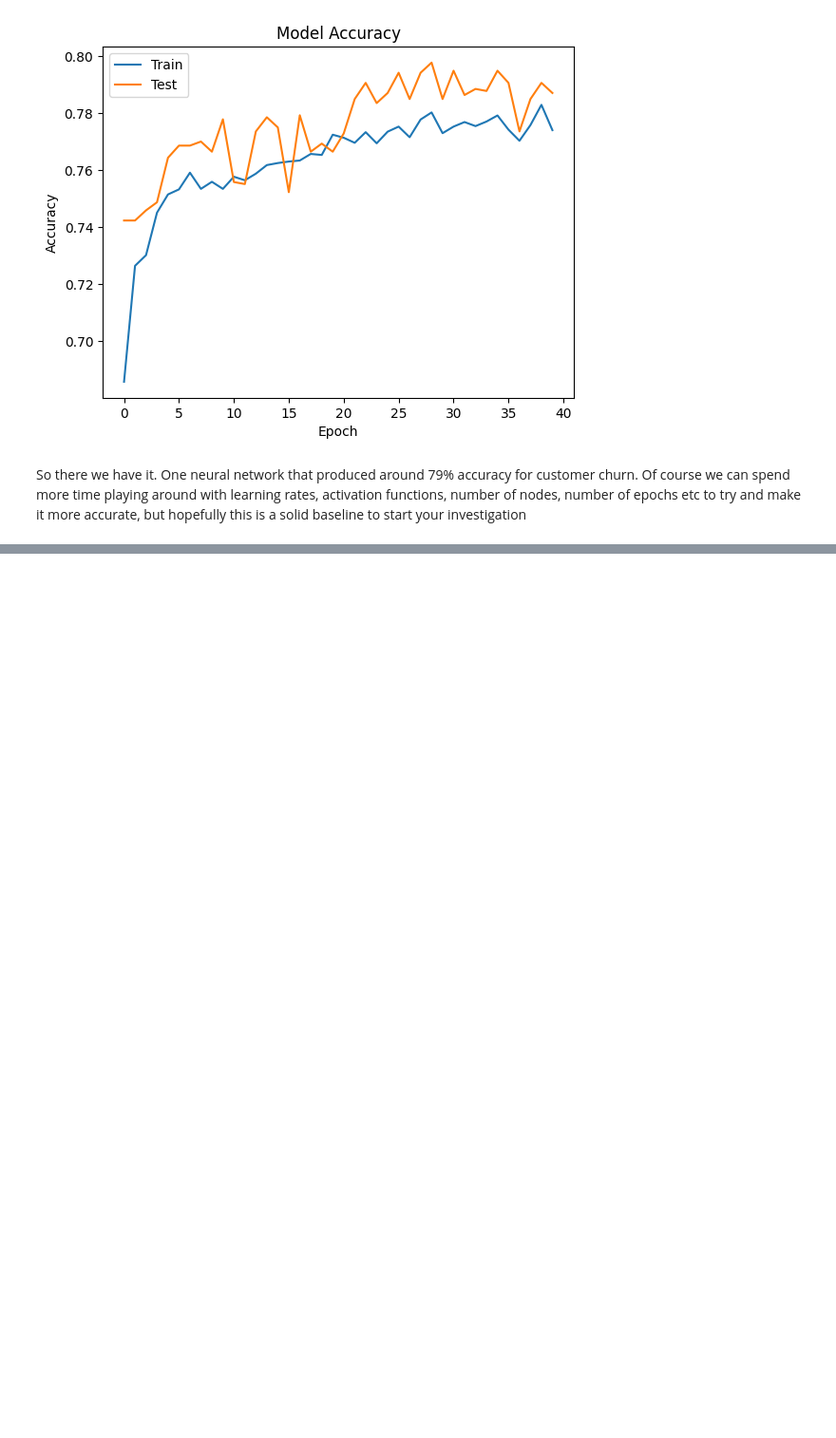
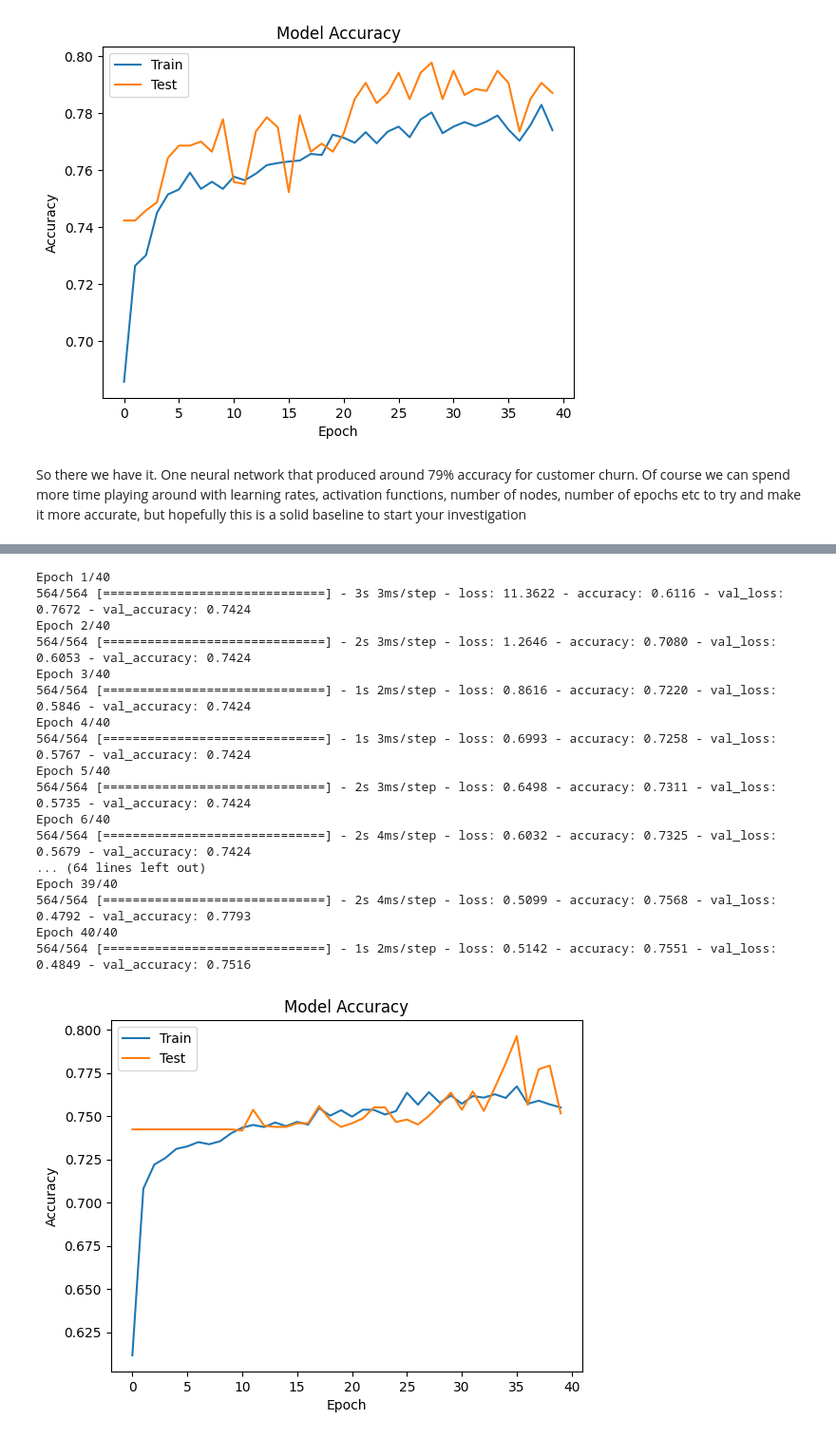
Before and after one commit to Guhan2348519/dl-lab-tasks, a Jupyter notebook: 2348519_DL_lab4.ipynb, the cells around one changed output, grey strips where cells are left out. Shown at 95% size. Saved outputs shown, nothing was run; the diff lists cells and outputs as text; code cells hidden in the pictures; blank space fills up the shorter version.

```diff
--- a/2348519_DL_lab4.ipynb
+++ b/2348519_DL_lab4.ipynb
@@ -97,0 +147,56 @@ So there we have it. One neural network that produced around 79% accuracy for cu
+# %%
+# Build the model
+model = Sequential()
+
+# Input layer
+model.add(Dense(16, input_dim=46, activation='relu'))
+
+# Dropout layer after the first hidden layer with dropout rate 0.2
+model.add(Dropout(rate=0.2))
+
+# Hidden layer with dropout rate 0.3
+model.add(Dense(8, activation='relu'))
+model.add(Dropout(rate=0.3))
+
+# Hidden layer with dropout rate 0.4
+model.add(Dense(8, activation='relu'))
+model.add(Dropout(rate=0.4))
+
+# Output layer
+model.add(Dense(1, activation='sigmoid'))
+
+# Compile the model
+model.compile(loss="binary_crossentropy", optimizer="adam", metrics=["accuracy"])
+
+# Train the model
+history = model.fit(X_train, y_train, validation_data=(X_test, y_test), epochs=40, batch_size=10)
+
+# Plot the training and validation accuracy
+import matplotlib.pyplot as plt
+
+plt.plot(history.history['accuracy'])
+plt.plot(history.history['val_accuracy'])
+plt.title('Model Accuracy')
+plt.ylabel('Accuracy')
+plt.xlabel('Epoch')
+plt.legend(['Train', 'Test'], loc='upper left')
+plt.show()
+# %% [output]
+Epoch 1/40
+564/564 [==============================] - 3s 3ms/step - loss: 11.3622 - accuracy: 0.6116 - val_loss: 0.7672 - val_accuracy: 0.7424
+Epoch 2/40
+564/564 [==============================] - 2s 3ms/step - loss: 1.2646 - accuracy: 0.7080 - val_loss: 0.6053 - val_accuracy: 0.7424
+Epoch 3/40
+564/564 [==============================] - 1s 2ms/step - loss: 0.8616 - accuracy: 0.7220 - val_loss: 0.5846 - val_accuracy: 0.7424
+Epoch 4/40
+564/564 [==============================] - 1s 3ms/step - loss: 0.6993 - accuracy: 0.7258 - val_loss: 0.5767 - val_accuracy: 0.7424
+Epoch 5/40
+564/564 [==============================] - 2s 3ms/step - loss: 0.6498 - accuracy: 0.7311 - val_loss: 0.5735 - val_accuracy: 0.7424
+Epoch 6/40
+564/564 [==============================] - 2s 4ms/step - loss: 0.6032 - accuracy: 0.7325 - val_loss: 0.5679 - val_accuracy: 0.7424
+... (64 lines left out)
+Epoch 39/40
+564/564 [==============================] - 2s 4ms/step - loss: 0.5099 - accuracy: 0.7568 - val_loss: 0.4792 - val_accuracy: 0.7793
+Epoch 40/40
+564/564 [==============================] - 1s 2ms/step - loss: 0.5142 - accuracy: 0.7551 - val_loss: 0.4849 - val_accuracy: 0.7516
+[figure, added]
```
Also changed, not shown: parts of 5 cells of this notebook.
